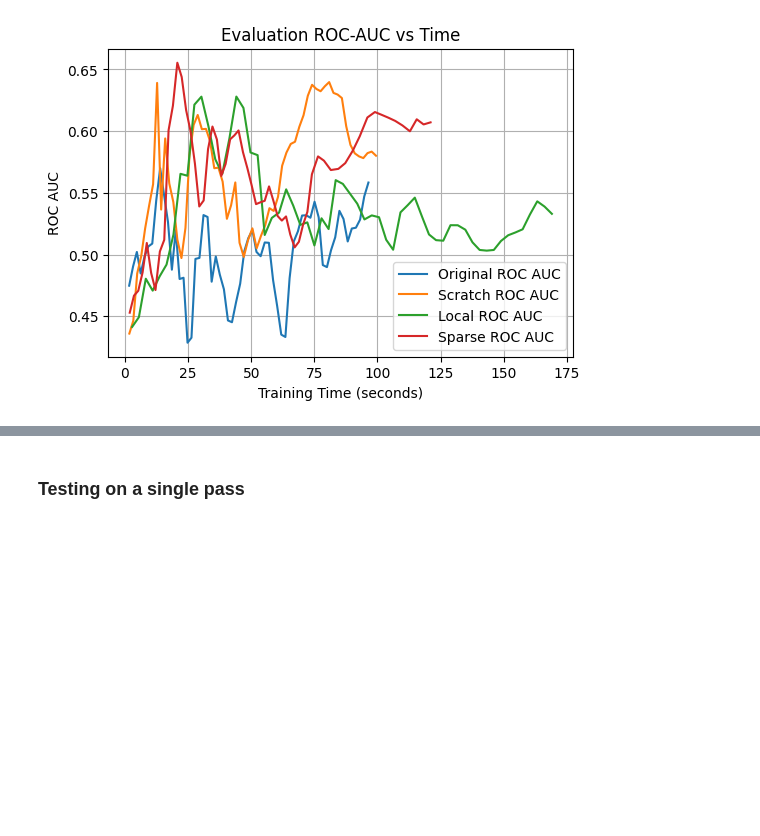
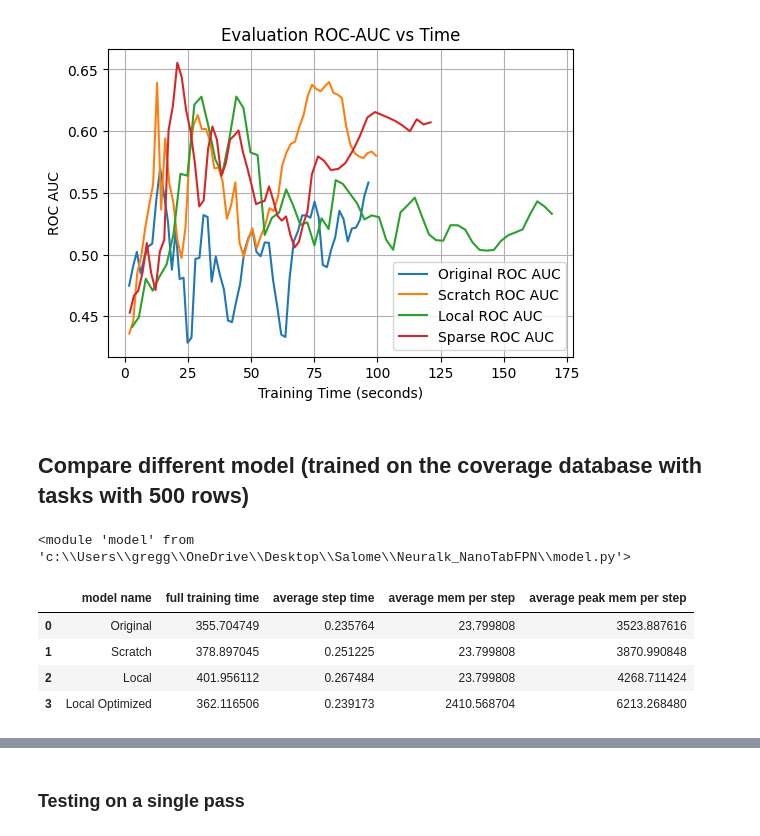
Before and after one commit to sgobbi/Neuralk_NanoTabFPN, a Jupyter notebook: experiment.ipynb, the cells around one changed output, grey strips where cells are left out. Cells and saved outputs as stored; diff of their text form; code cells hidden in the pictures; blank space fills up the shorter version.

Commit message:
[UPDATED] optimized local attention

```diff
--- a/experiment.ipynb
+++ b/experiment.ipynb
@@ -1281,3 +1342,36 @@ plot_metric("train loss vs time", model_histories_coverage_with_mem)
 plot_metric("ROC vs time", model_histories_coverage_with_mem)
 # %% [output]
 [figure]
+# %% [markdown]
+## Compare different model (trained on the coverage database with tasks with 500 rows)
+# %%
+import importlib
+import visualisation
+import model
+importlib.reload(visualisation)
+importlib.reload(model)
+# %% [output]
+<module 'model' from 'c:\\Users\\gregg\\OneDrive\\Desktop\\Salome\\Neuralk_NanoTabFPN\\model.py'>
+# %%
+loaded_history_pytorch_500 = pd.read_csv("histories_trained_500/nanotabpfn_own_prior_pytorch_attention_500_seed0.csv")
+loaded_history_scratch_500 = pd.read_csv("histories_trained_500/nanotabpfn_own_prior_scratch_attention_500_seed0.csv")
+loaded_history_local_scratch_500 = pd.read_csv("histories_trained_500/nanotabpfn_own_prior_local_attention_500_seed0.csv")
+loaded_history_local_opt_500 = pd.read_csv("histories_trained_500/nanotabpfn_own_prior_local_opt_attention_500_seed0.csv")
+
+
+model_histories_coverage_500 = {"Original": loaded_history_pytorch_500,
+                   "Scratch": loaded_history_scratch_500,
+                   "Local": loaded_history_local_scratch_500,
+                   "Local Optimized": loaded_history_local_opt_500
+}
+# %%
+from visualisation import summarize_training_times_and_memory_usage
+training_times_coverage_500 = summarize_training_times_and_memory_usage(model_histories_coverage_500)
+# %%
+training_times_coverage_500
+# %% [output]
+|  | model name | full training time | average step time | average mem per step | average peak mem per step |
+| 0 | Original | 355.704749 | 0.235764 | 23.799808 | 3523.887616 |
+| 1 | Scratch | 378.897045 | 0.251225 | 23.799808 | 3870.990848 |
+| 2 | Local | 401.956112 | 0.267484 | 23.799808 | 4268.711424 |
+| 3 | Local Optimized | 362.116506 | 0.239173 | 2410.568704 | 6213.268480 |
```
Also changed, not shown: parts of 18 cells of this notebook, 9 other files.
